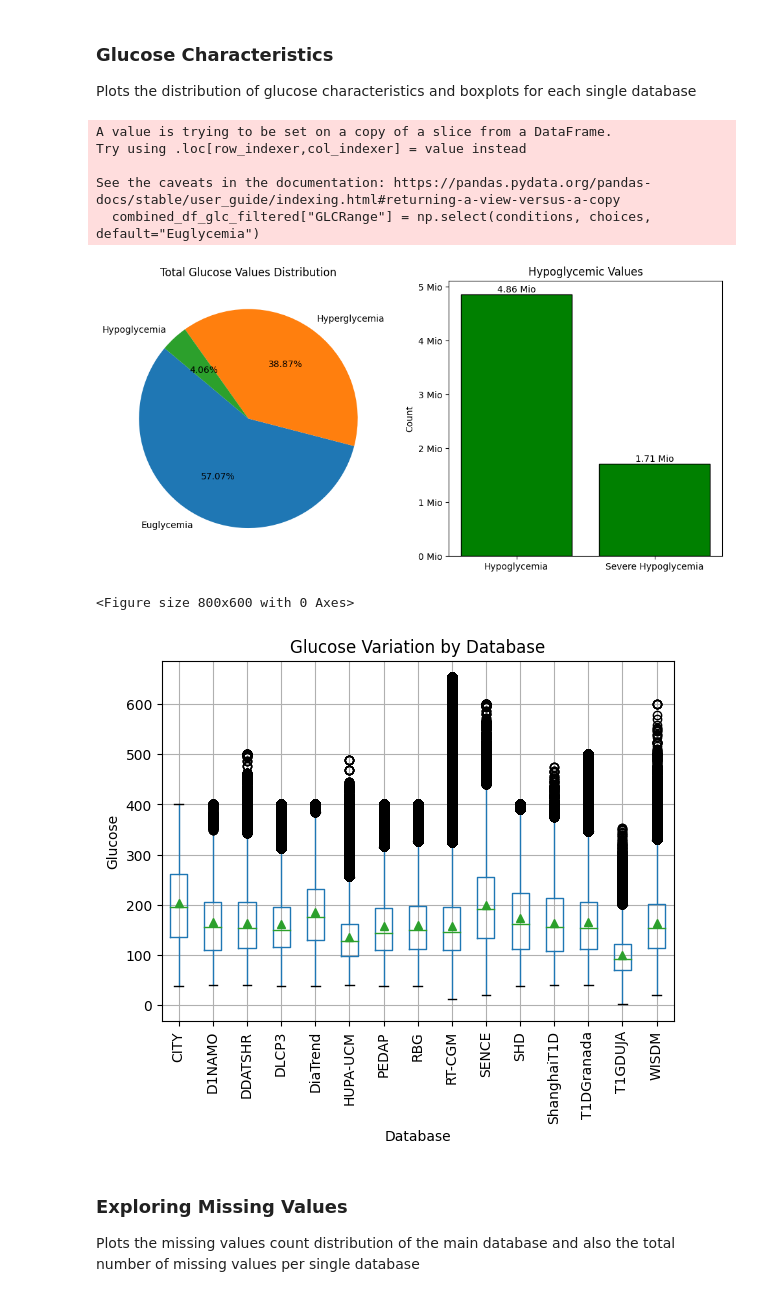
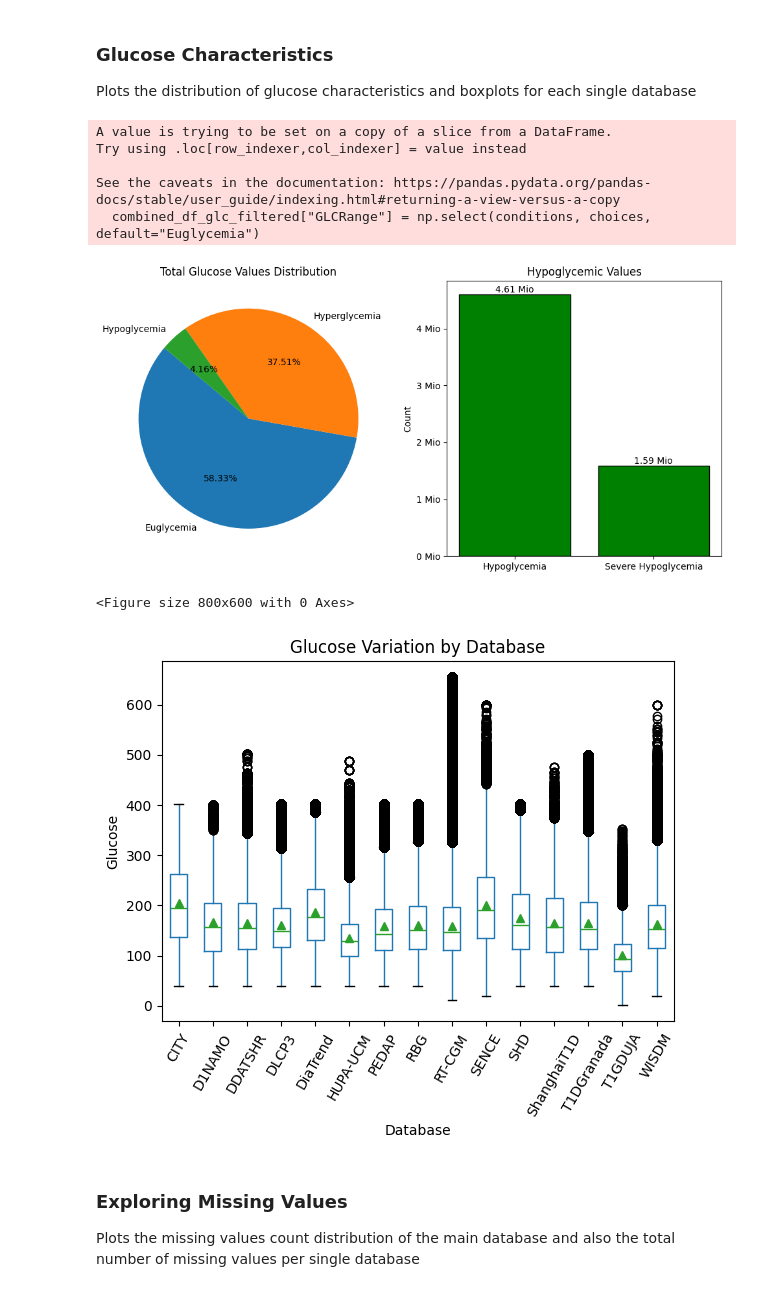
Before and after one commit to Beyza-Cinar/DiaData, a Jupyter notebook: Data_Exploration.ipynb, the cells around one changed output. Cells and saved outputs as stored; diff of their text form; code cells hidden in the pictures.

```diff
--- a/Data_Exploration.ipynb
+++ b/Data_Exploration.ipynb
@@ -28,10 +28,18 @@ import polars as pl
 # reads the restricted datasets if added to the correct folder
 restricted_list = read_data(read_all = False)
 # %%
-# loads the main dataset including 13 datasets with CGM measurements only if downloaded from kaggle
-#combined_main_list = pd.read_csv("datasets for T1D/maindatabase.csv")
+# loads the main dataset including 13 datasets with CGM measurements only if downloaded from OpenHSU
+csv_files_maindatabase = sorted(glob.glob(os.path.join('datasets for T1D/maindatabase', '*.csv')))
+combined_main_list = pd.concat([pd.read_csv(file) for file in csv_files_maindatabase], ignore_index=True)
+# polars can be used to read the dataset faster
+# combined_main_list = pd.concat([pl.read_csv(file).to_pandas() for file in csv_files_maindatabase], ignore_index=True)
 
-# loads the main dataset including 13 datasets with CGM measurements only if downloaded from OpenHSU
-csv_files_maindatabase = sorted(glob.glob(os.path.join('datasets for T1D//maindatabase', '*.csv')))
-combined_main_list = pd.concat([pl.read_csv(file).to_pandas() for file in csv_files_maindatabase], ignore_index=True)
+# converts the timestamp column to datetime
+combined_main_list["ts"] = pd.to_datetime(combined_main_list["ts"])
+# integrates the restricted datasets with modus = 1
+combined_main = combine_data(1, restricted_list)
+# combines both dataframes to have the final integrated dataset
+combined_main = pd.concat([combined_main, combined_main_list])
+# saves the full integrated main dataset as a csv file
+#combined_main.to_csv("datasets for T1D/fullmaindatabase.csv", index=False)
 # %%
@@ -146,25 +146,25 @@ Try using .loc[row_indexer,col_indexer] = value instead
 
 See the caveats in the documentation: https://pandas.pydata.org/pandas-docs/stable/user_guide/indexing.html#returning-a-view-versus-a-copy
   combined_df_glc_filtered["GLCRange"] = np.select(conditions, choices, default="Euglycemia")
-[figure, old version]
+[figure, new version]
 # %%
 # plots boxplot of glucose values
 
 plt.figure(figsize=(8,6))
 # first, drops nan values in the "GlucoseCGM" column
 combined_df_g_filtered = combined_main.dropna(subset=["GlucoseCGM"])
 # then, plots the glucose variation among databases
-combined_df_g_filtered.boxplot(column="GlucoseCGM", by="Database", grid=True,showmeans=True)
+combined_df_g_filtered.boxplot(column="GlucoseCGM", by="Database", grid=False,showmeans=True)
 # rotates the labels
-plt.xticks(rotation=90)
+plt.xticks(rotation=60)
 plt.title("Glucose Variation by Database")
 plt.suptitle("")
 plt.xlabel("Database")
 plt.ylabel("Glucose")
 plt.show()
 # %% [output]
 <Figure size 800x600 with 0 Axes>
-[figure, old version]
+[figure, new version]
 # %% [markdown]
 ### Exploring Missing Values
 
```
Also changed, not shown: parts of 23 cells of this notebook, 3 other files.
